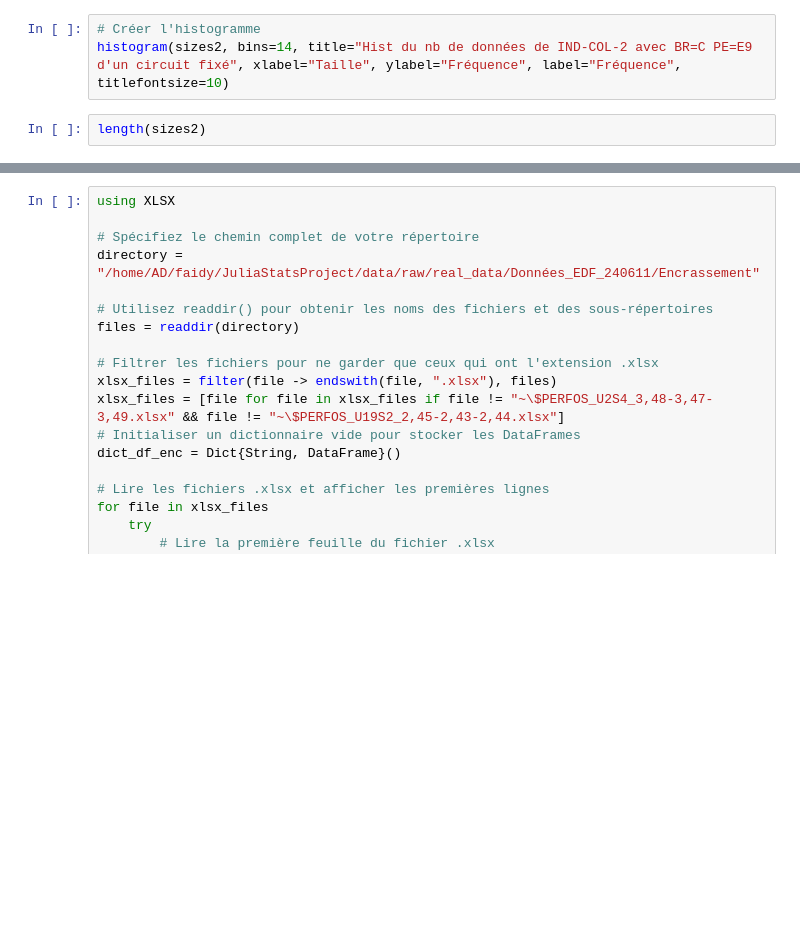
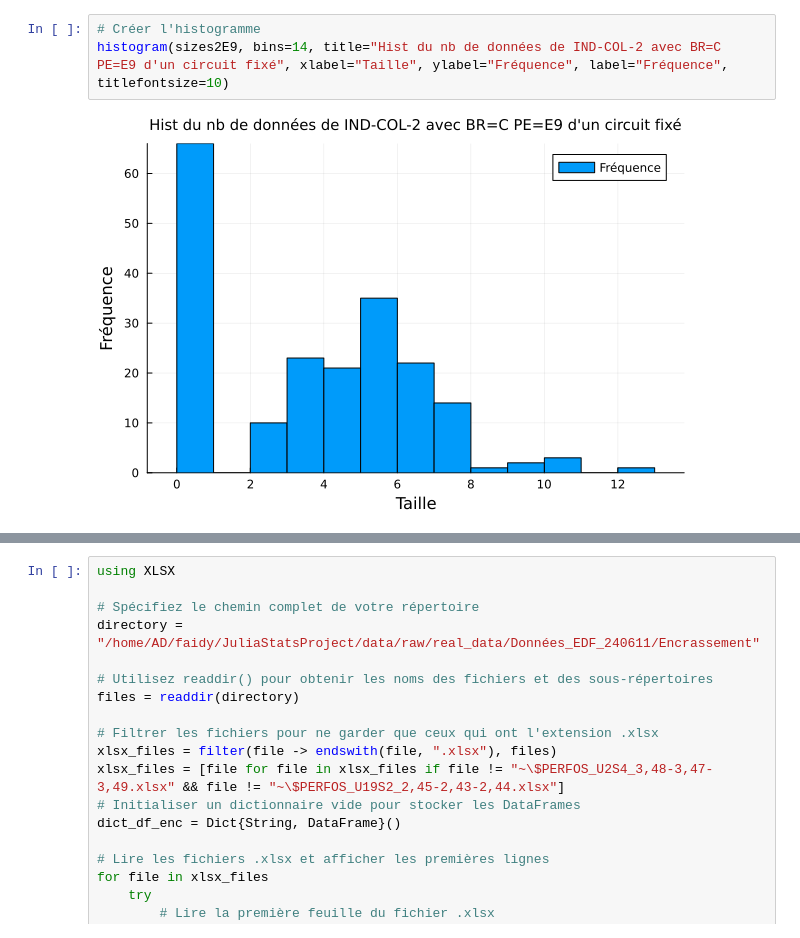
Before and after one commit to FaidYoussef/JuliaStatsProject, a Jupyter notebook: notebooks/plot.ipynb, the cells around one changed output, grey strips where cells are left out. Cells and saved outputs as stored; diff of their text form; blank space fills up the shorter version.

```diff
--- a/notebooks/plot.ipynb
+++ b/notebooks/plot.ipynb
@@ -108,5 +257,5 @@ display(sizes2)
 # %%
 # Créer l'histogramme
-histogram(sizes2, bins=14, title="Hist du nb de données de IND-COL-2 avec BR=C PE=E9 d'un circuit fixé", xlabel="Taille", ylabel="Fréquence", label="Fréquence", titlefontsize=10)
+histogram(sizes2E9, bins=14, title="Hist du nb de données de IND-COL-2 avec BR=C PE=E9 d'un circuit fixé", xlabel="Taille", ylabel="Fréquence", label="Fréquence", titlefontsize=10)
+# %% [output]
+[figure, added]
-# %%
-length(sizes2)
```
Also changed, not shown: parts of 42 cells of this notebook, 1 other file.
